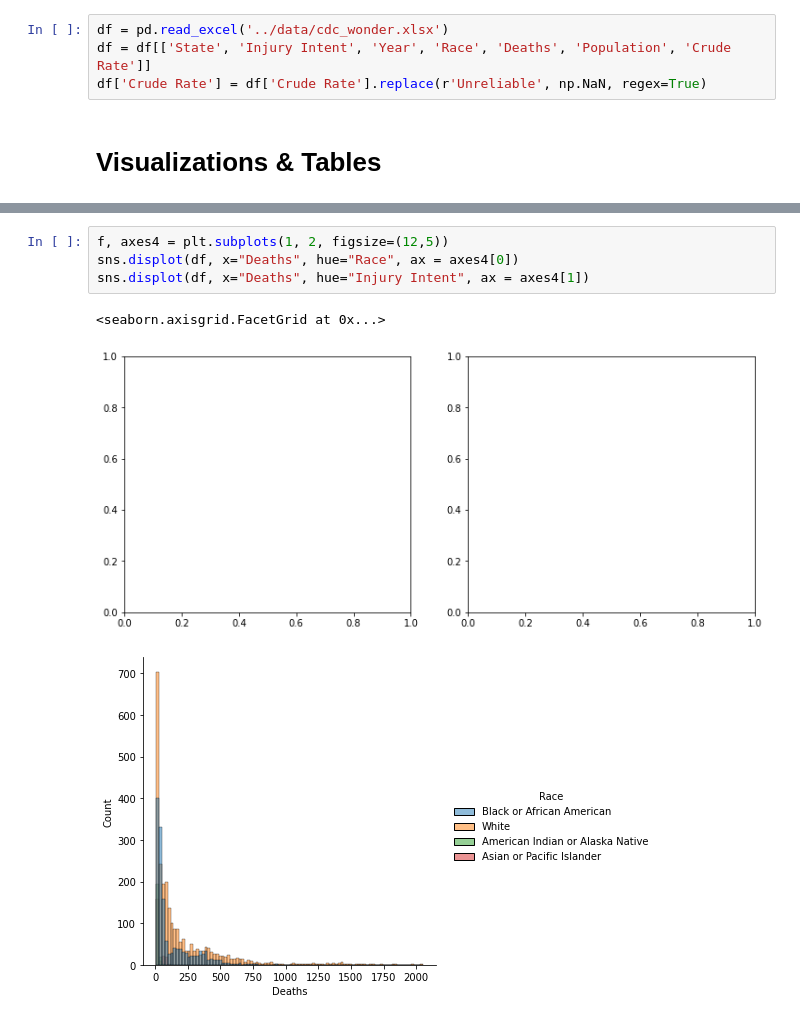
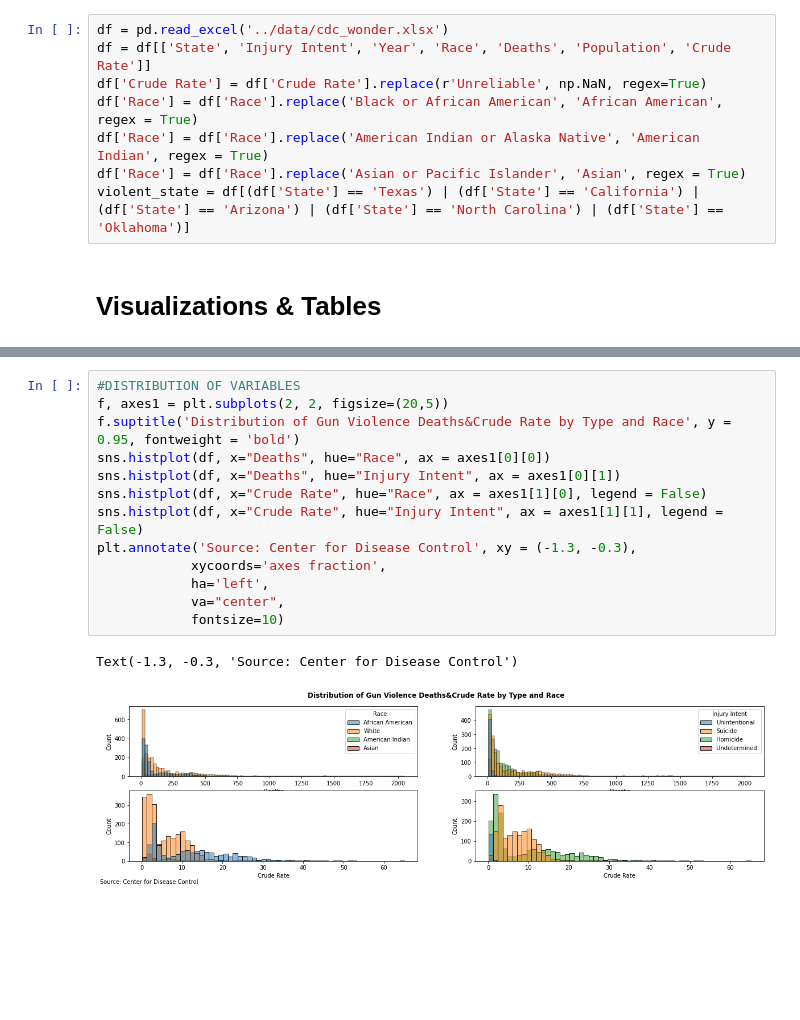
Before and after one commit to Arthur-Langlois/seminar, a Jupyter notebook: code/eda.ipynb, the cells around one changed output, grey strips where cells are left out. Saved outputs shown, nothing was run; the diff lists cells and outputs as text; blank space fills up the shorter version.

Commit message:
finished visualizations and tables

```diff
--- a/code/eda.ipynb
+++ b/code/eda.ipynb
@@ -91,6 +91,10 @@ import sidetable
 df = pd.read_excel('../data/cdc_wonder.xlsx')
 df = df[['State', 'Injury Intent', 'Year', 'Race', 'Deaths', 'Population', 'Crude Rate']]
 df['Crude Rate'] = df['Crude Rate'].replace(r'Unreliable', np.NaN, regex=True)
+df['Race'] = df['Race'].replace('Black or African American', 'African American', regex = True)
+df['Race'] = df['Race'].replace('American Indian or Alaska Native', 'American Indian', regex = True)
+df['Race'] = df['Race'].replace('Asian or Pacific Islander', 'Asian', regex = True)
+violent_state = df[(df['State'] == 'Texas') | (df['State'] == 'California') | (df['State'] == 'Arizona') | (df['State'] == 'North Carolina') | (df['State'] == 'Oklahoma')]
 # %% [markdown]
 # Visualizations & Tables
 # %%
@@ -121,8 +108,16 @@ max   &  2020.000000 &  2050.000000 &  2.936954e+07 &    65.100000 \\
 # %%
-f, axes4 = plt.subplots(1, 2, figsize=(12,5))
-sns.displot(df, x="Deaths", hue="Race", ax = axes4[0])
-sns.displot(df, x="Deaths", hue="Injury Intent", ax = axes4[1])
+#DISTRIBUTION OF VARIABLES
+f, axes1 = plt.subplots(2, 2, figsize=(20,5))
+f.suptitle('Distribution of Gun Violence Deaths&Crude Rate by Type and Race', y = 0.95, fontweight = 'bold')
+sns.histplot(df, x="Deaths", hue="Race", ax = axes1[0][0])
+sns.histplot(df, x="Deaths", hue="Injury Intent", ax = axes1[0][1])
+sns.histplot(df, x="Crude Rate", hue="Race", ax = axes1[1][0], legend = False)
+sns.histplot(df, x="Crude Rate", hue="Injury Intent", ax = axes1[1][1], legend = False)
+plt.annotate('Source: Center for Disease Control', xy = (-1.3, -0.3),
+            xycoords='axes fraction',
+            ha='left',
+            va="center",
+            fontsize=10)
 # %% [output]
-<seaborn.axisgrid.FacetGrid at 0x...>
+Text(-1.3, -0.3, 'Source: Center for Disease Control')
-[figure, old version]
+[figure, new version]
-[figure, removed]
```
Also changed, not shown: parts of 8 cells of this notebook, 13 other files.
